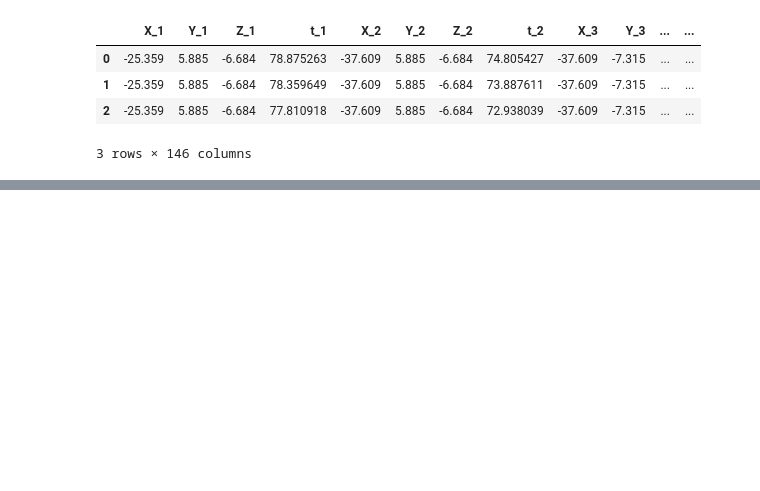
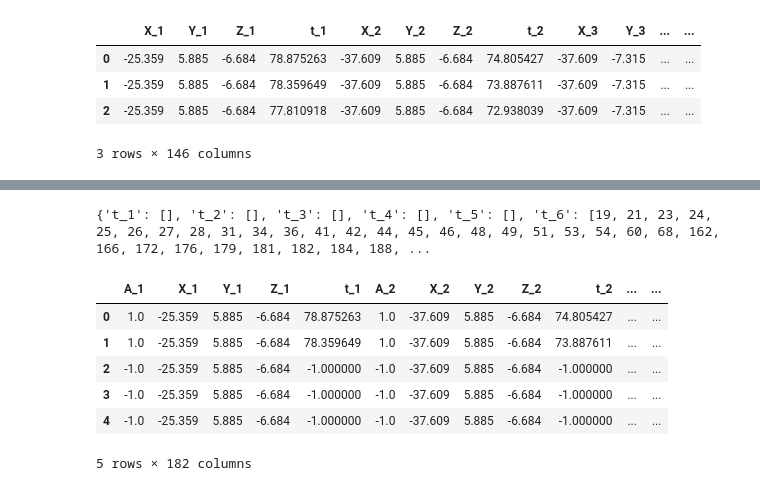
Before and after one commit to matalhim/EAS, a Jupyter notebook: direction/nn_1.ipynb, the cells around one changed output, grey strips where cells are left out. Saved outputs shown, nothing was run; the diff lists cells and outputs as text; code cells hidden in the pictures; blank space fills up the shorter version.

```diff
--- a/direction/nn_1.ipynb
+++ b/direction/nn_1.ipynb
@@ -98,0 +99,3 @@ synthetic_with_missing.head()
+# %%
+data = pd.read_csv('../data/synthetic_with_missing.csv')
+data.head(3)
@@ -98,0 +108,17 @@ synthetic_with_missing.head()
+# %%
+zero_t_values = {}
+for col in t_columns:
+    zero_t_values[col] = data[data[col] == 0].index.tolist()
+print(zero_t_values)
+# %% [output]
+{'t_1': [], 't_2': [], 't_3': [], 't_4': [], 't_5': [], 't_6': [19, 21, 23, 24, 25, 26, 27, 28, 31, 34, 36, 41, 42, 44, 45, 46, 48, 49, 51, 53, 54, 60, 68, 162, 166, 172, 176, 179, 181, 182, 184, 188, ...
+# %%
+data.head()
+# %% [output]
+|  | A_1 | X_1 | Y_1 | Z_1 | t_1 | A_2 | X_2 | Y_2 | Z_2 | t_2 | ... | ... |
+| 0 | 1.0 | -25.359 | 5.885 | -6.684 | 78.875263 | 1.0 | -37.609 | 5.885 | -6.684 | 74.805427 | ... | ... |
+| 1 | 1.0 | -25.359 | 5.885 | -6.684 | 78.359649 | 1.0 | -37.609 | 5.885 | -6.684 | 73.887611 | ... | ... |
+| 2 | -1.0 | -25.359 | 5.885 | -6.684 | -1.000000 | -1.0 | -37.609 | 5.885 | -6.684 | -1.000000 | ... | ... |
+| 3 | -1.0 | -25.359 | 5.885 | -6.684 | -1.000000 | -1.0 | -37.609 | 5.885 | -6.684 | -1.000000 | ... | ... |
+| 4 | -1.0 | -25.359 | 5.885 | -6.684 | -1.000000 | -1.0 | -37.609 | 5.885 | -6.684 | -1.000000 | ... | ... |
+5 rows × 182 columns
```
Also changed, not shown: parts of 18 cells of this notebook, 4 other files.
